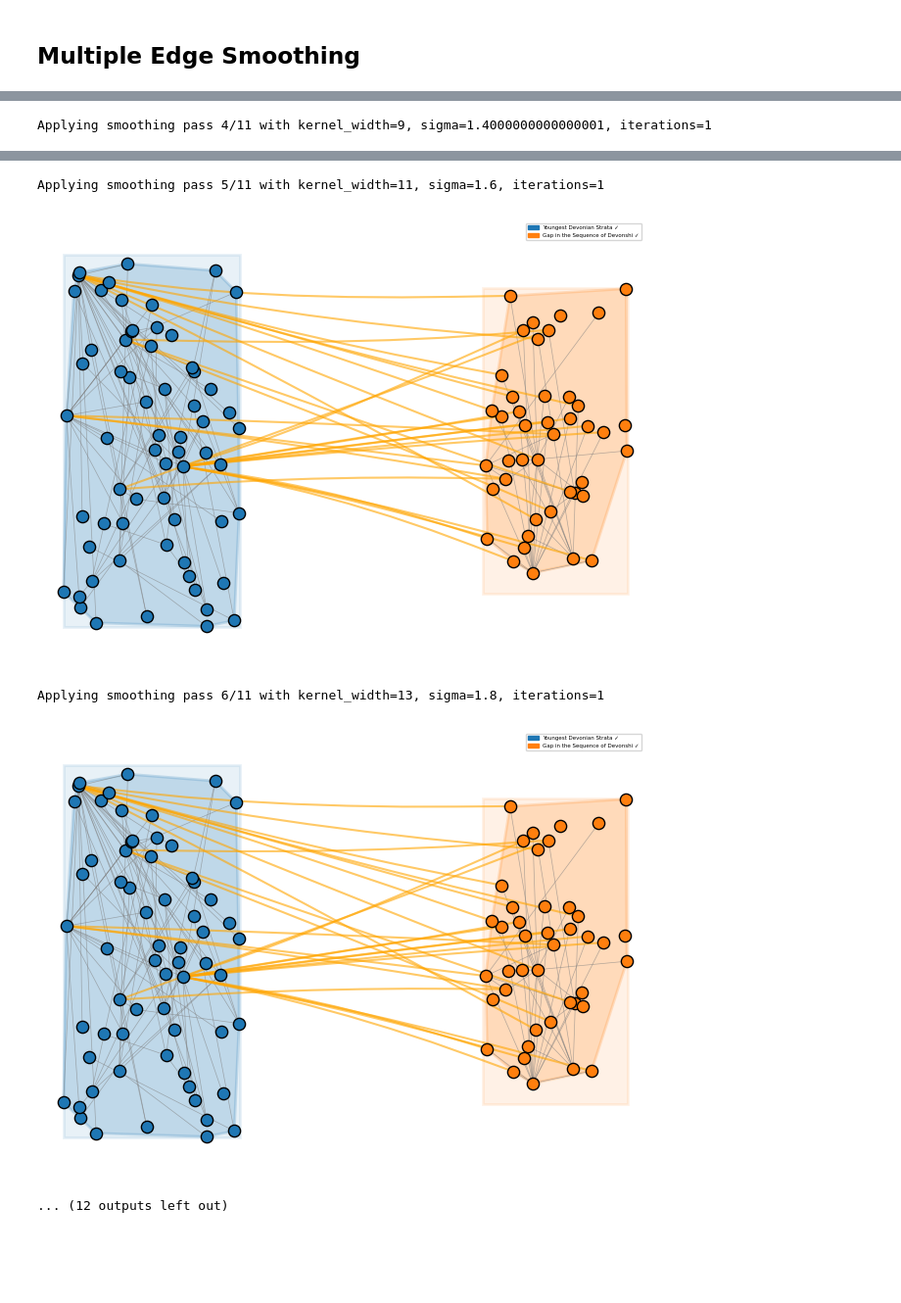
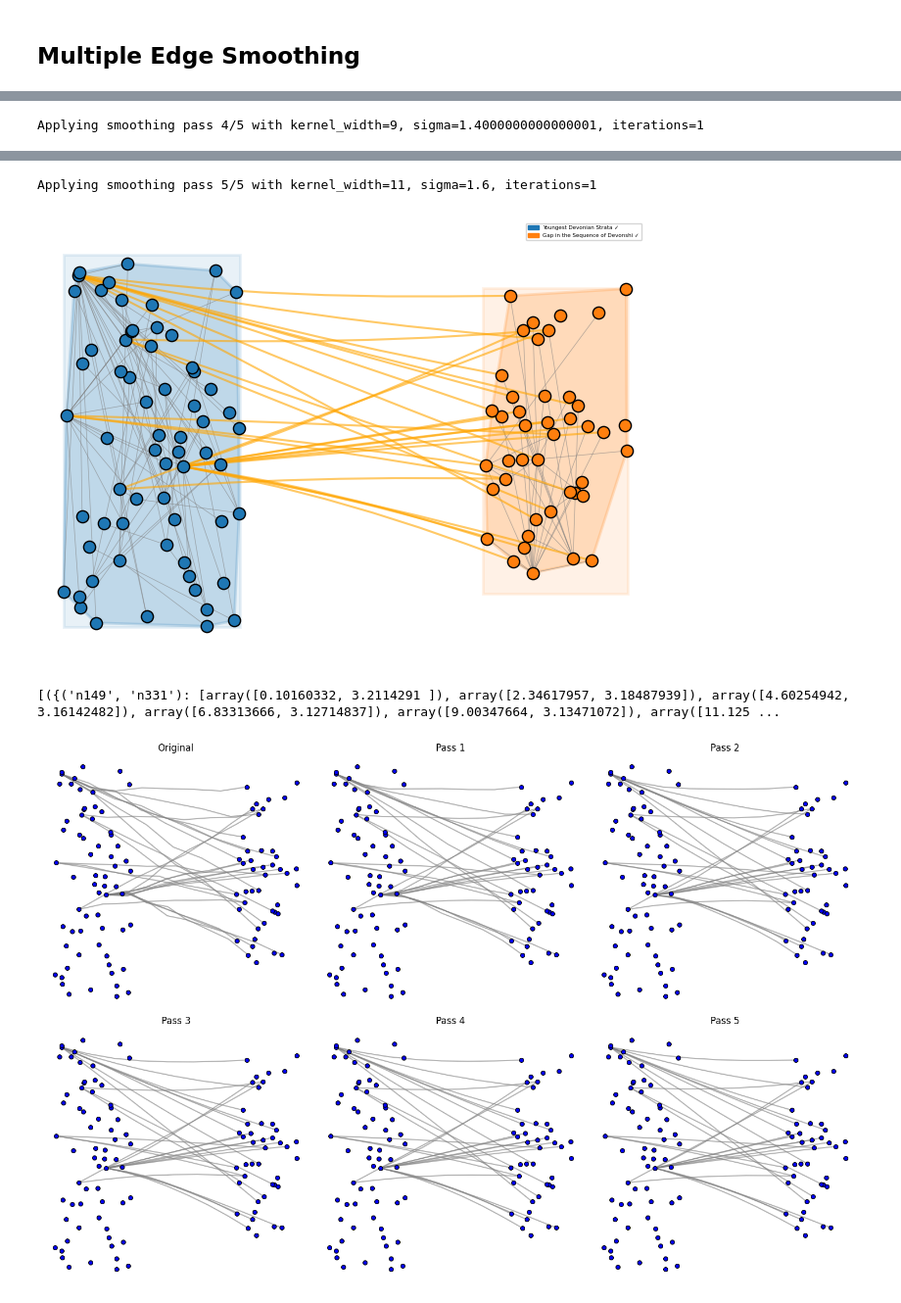
Before and after one commit to Prat2420/Data-Visualization-CurryPasta, a Jupyter notebook: Notebooks/step_5_v3.ipynb, the cells around one changed output, grey strips where cells are left out. Shown at 98% size. Saved outputs shown, nothing was run; the diff lists cells and outputs as text; code cells hidden in the pictures; blank space fills up the shorter version.

```diff
--- a/Notebooks/step_5_v3.ipynb
+++ b/Notebooks/step_5_v3.ipynb
@@ -618,10 +618,6 @@ def draw_colorful_FDG_FR_inertia_subgraphs(
             frame_count += 1
             actual_drawing(subgraph_name, region, color_map, nodes, subgraph_nodes, pos, edges, node_to_subgraph, node_size, font_size, edge_width, view_x_min, view_x_max, view_y_min, view_y_max, save_frames, full_output_dir, frame_count, subgraph_regions, subgraph_converged, max_movement_by_subgraph, num_subgraphs, iteration, display_node_id)
 
-    # Save final output if requested
-    if output_name:
-        plt.savefig(output_name, dpi=300, bbox_inches='tight')
-        print(f"Saved final layout to {output_name}")
 
     # Show the final graph
     plt.show()
@@ -936,7 +883,7 @@ def actual_drawing_boundled(subgraph_name, region, color_map, nodes, subgraph_no
     plt.pause(0.01)
 # %%
 # Apply FDEB to inter-cluster edges
-bundled_edges = apply_fdeb_to_inter_cluster_edges(G, pos, cluster1_nodes, cluster2_nodes, P=7, S=0.03, I=50, compatibility_threshold=0.06)
+bundled_edges = apply_fdeb_to_inter_cluster_edges(G, pos, cluster1_nodes, cluster2_nodes, P=6, S=0.03, I=50, compatibility_threshold=0.06)
 
 # drawing:
 actual_drawing_boundled(*visualization_elements, bundled_edges)
@@ -1182,20 +956,5 @@ def smooth_coordinates(coords, kernel):
 # %%
 def resample_edge_points(edge_control_points, num_points=None):
-    """
-    Resample points along each edge to ensure equal spacing.
-
-    Parameters:
-    -----------
-    edge_control_points : dict
-        Dictionary mapping edge tuples to lists of control points.
-    num_points : int, optional
-        Number of points to resample to. If None, uses the original number of points.
-
-    Returns:
-    --------
-    dict
-        Dictionary of resampled control points for each edge.
-    """
     resampled_points = {}
 
     for edge, points in edge_control_points.items():
@@ -1541,22 +1153,12 @@ def edge_smoothing_with_iterations(G, pos, cluster1, cluster2, iterations, fdeb_
     return final_edges
 # %%
 # Define the number of iterations
-num_iterations = 11  # User-defined number of times the smoothing takes place
+num_iterations = 5  # User-defined number of times the smoothing takes place
 
-# setting the parameters for the smoothings passes:
-#fdeb_params = {'P': 10, 'S': 0.1, 'I': 50, 'compatibility_threshold': 0.6}
-fdeb_params = {'P': 7, 'S': 0.03, 'I': 50, 'compatibility_threshold': 0.06}
+# FDEB parameters for the smoothings passes
+fdeb_params = {'P': 6, 'S': 0.03, 'I': 50, 'compatibility_threshold': 0.06}
 
-"""
-parameters meaning:
-- P: number of control points per edge
-- S: spring constant
-- I: number of iterations for force-directed edge bundling to take place
-- compatibility_threshold: threshold for edge compatibility
-"""
 
-# Call the edge smoothing function
-final_smoothed_edges = edge_smoothing_with_iterations(
-    G, pos, cluster1_nodes, cluster2_nodes, iterations=num_iterations, fdeb_params=fdeb_params
-)
+# Edge smoothing with iterations
+final_smoothed_edges = edge_smoothing_with_iterations(G, pos, cluster1_nodes, cluster2_nodes, iterations=num_iterations, fdeb_params=fdeb_params)
 # %% [output]
@@ -1569 +1171 @@ Applying smoothing pass 3/11 with kernel_width=7, sigma=1.2000000000000002, iter
-Applying smoothing pass 4/11 with kernel_width=9, sigma=1.4000000000000001, iterations=1
+Applying smoothing pass 4/5 with kernel_width=9, sigma=1.4000000000000001, iterations=1
@@ -1571,5 +1173,4 @@ Applying smoothing pass 4/11 with kernel_width=9, sigma=1.4000000000000001, iter
-Applying smoothing pass 5/11 with kernel_width=11, sigma=1.6, iterations=1
+Applying smoothing pass 5/5 with kernel_width=11, sigma=1.6, iterations=1
 [figure]
-Applying smoothing pass 6/11 with kernel_width=13, sigma=1.8, iterations=1
+[({('n149', 'n331'): [array([0.10160332, 3.2114291 ]), array([2.34617957, 3.18487939]), array([4.60254942, 3.16142482]), array([6.83313666, 3.12714837]), array([9.00347664, 3.13471072]), array([11.125 ...
-[figure, old version]
+[figure, new version]
-... (12 outputs left out)
```
Also changed, not shown: parts of 13 cells of this notebook.
